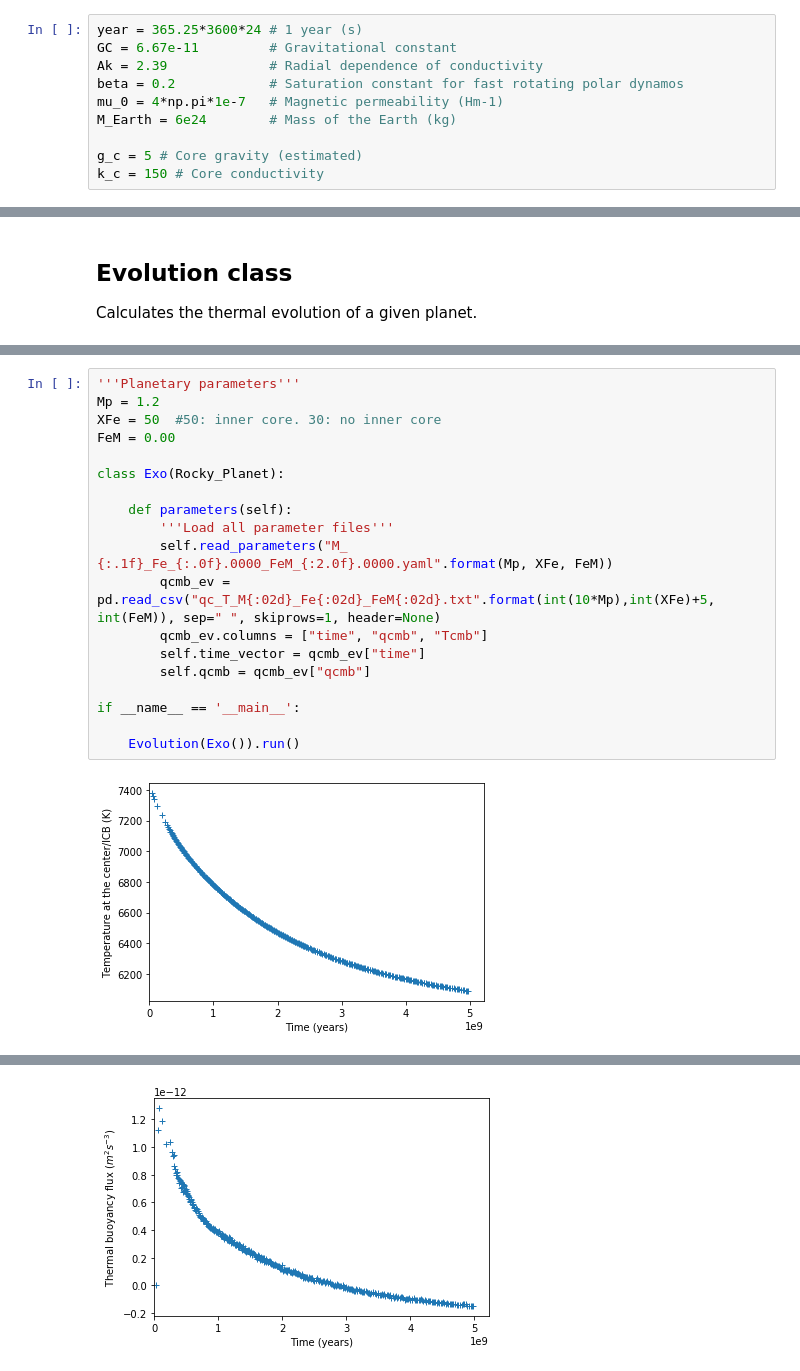
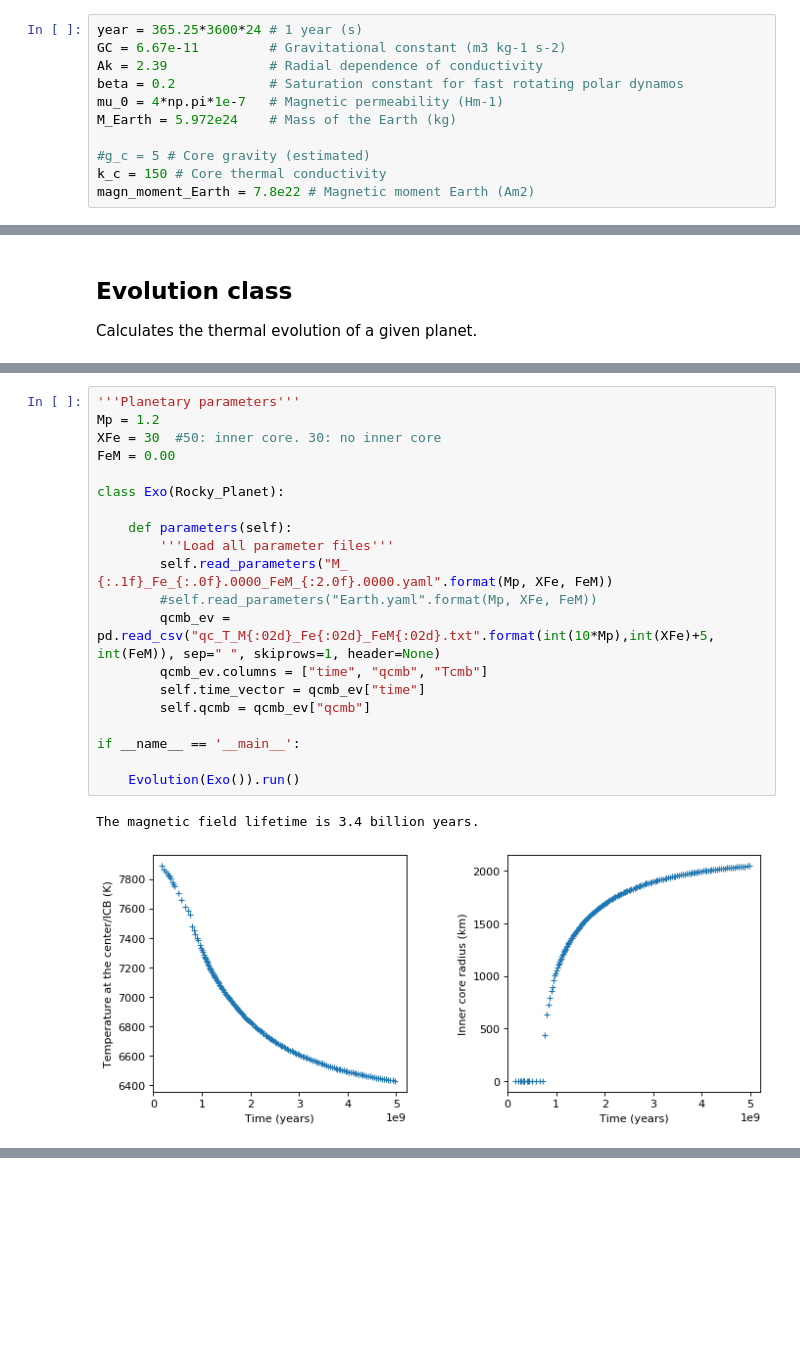
Before and after one commit to irenebonati/exo-cores, a Jupyter notebook: Planets.ipynb, the cells around one changed output, grey strips where cells are left out. Cells and saved outputs as stored; diff of their text form; blank space fills up the shorter version.

```diff
--- a/Planets.ipynb
+++ b/Planets.ipynb
@@ -19,14 +19,15 @@ from scipy.optimize import minimize_scalar
 ## Constants
 # %%
 year = 365.25*3600*24 # 1 year (s)
-GC = 6.67e-11         # Gravitational constant
+GC = 6.67e-11         # Gravitational constant (m3 kg-1 s-2)
 Ak = 2.39             # Radial dependence of conductivity
 beta = 0.2            # Saturation constant for fast rotating polar dynamos
 mu_0 = 4*np.pi*1e-7   # Magnetic permeability (Hm-1)
-M_Earth = 6e24        # Mass of the Earth (kg)
+M_Earth = 5.972e24    # Mass of the Earth (kg)
 
-g_c = 5 # Core gravity (estimated)
-k_c = 150 # Core conductivity
+#g_c = 5 # Core gravity (estimated)
+k_c = 150 # Core thermal conductivity
+magn_moment_Earth = 7.8e22 # Magnetic moment Earth (Am2)
 # %% [markdown]
 ## Rocky planet class
 
@@ -578,21 +593,23 @@ class Evolution():
 # %%
 '''Planetary parameters'''
 Mp = 1.2
-XFe = 50  #50: inner core. 30: no inner core
+XFe = 30  #50: inner core. 30: no inner core
 FeM = 0.00
 
 class Exo(Rocky_Planet):
 
     def parameters(self):
         '''Load all parameter files'''
         self.read_parameters("M_ {:.1f}_Fe_{:.0f}.0000_FeM_{:2.0f}.0000.yaml".format(Mp, XFe, FeM))
+        #self.read_parameters("Earth.yaml".format(Mp, XFe, FeM))
         qcmb_ev = pd.read_csv("qc_T_M{:02d}_Fe{:02d}_FeM{:02d}.txt".format(int(10*Mp),int(XFe)+5, int(FeM)), sep=" ", skiprows=1, header=None)
         qcmb_ev.columns = ["time", "qcmb", "Tcmb"]
         self.time_vector = qcmb_ev["time"]
         self.qcmb = qcmb_ev["qcmb"]
 
 if __name__ == '__main__':
 
     Evolution(Exo()).run()
 # %% [output]
+The magnetic field lifetime is 3.4 billion years.
-[figure, old version]
+[figure, new version]
@@ -604 +620,0 @@ if __name__ == '__main__':
-[figure, removed]
```
Also changed, not shown: parts of 2 cells of this notebook.
